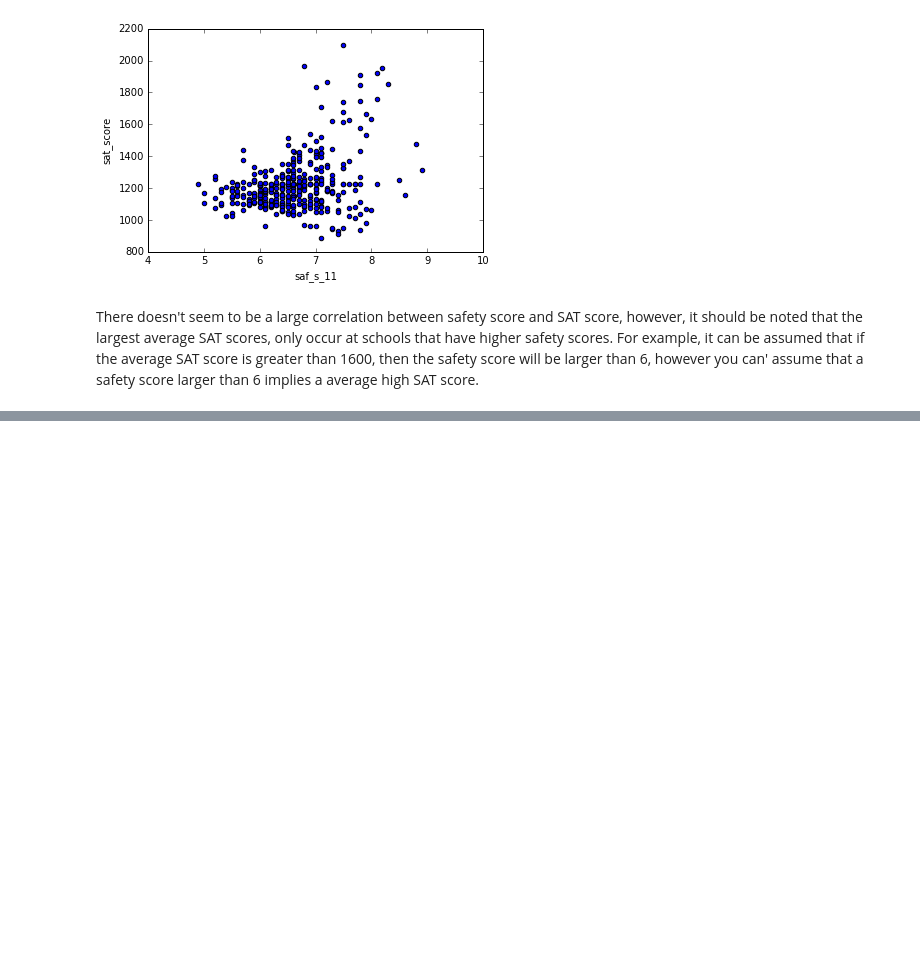
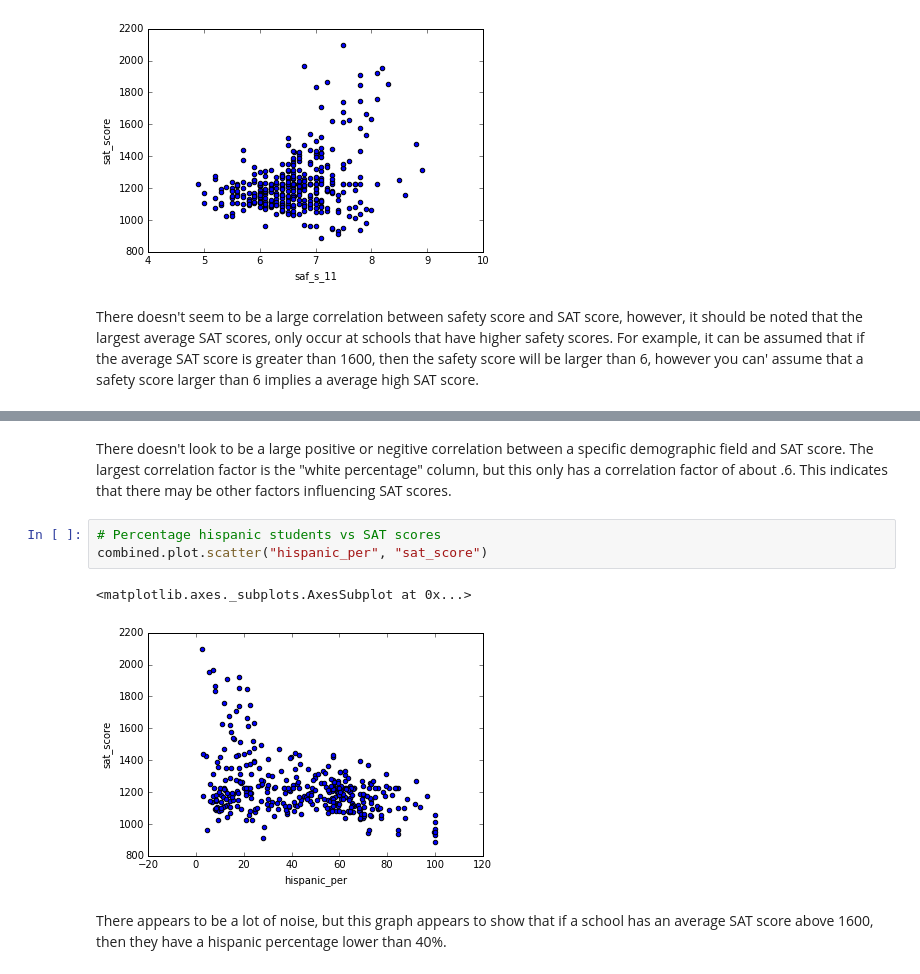
Before and after one commit to lmaghran/Data_portfolio, a Jupyter notebook: Schools.ipynb, the cells around one changed output, grey strips where cells are left out. Drawn from its saved outputs; the diff is of its cells as text; blank space fills up the shorter version.

```diff
--- a/Schools.ipynb
+++ b/Schools.ipynb
@@ -197,0 +244,10 @@ There doesn't seem to be a large correlation between safety score and SAT score,
+# %% [markdown]
+There doesn't look to be a large positive or negitive correlation between a specific demographic field and SAT score.  The largest correlation factor is the "white percentage" column, but this only has a correlation factor of about .6.  This indicates that there may be other factors influencing SAT scores.
+# %%
+# Percentage hispanic students vs SAT scores
+combined.plot.scatter("hispanic_per", "sat_score")
+# %% [output]
+<matplotlib.axes._subplots.AxesSubplot at 0x...>
+[figure, added]
+# %% [markdown]
+There appears to be a lot of noise, but this graph appears to show that if a school has an average SAT score above 1600, then they have a hispanic percentage lower than 40%.
```
Also changed, not shown: parts of 20 cells of this notebook.
